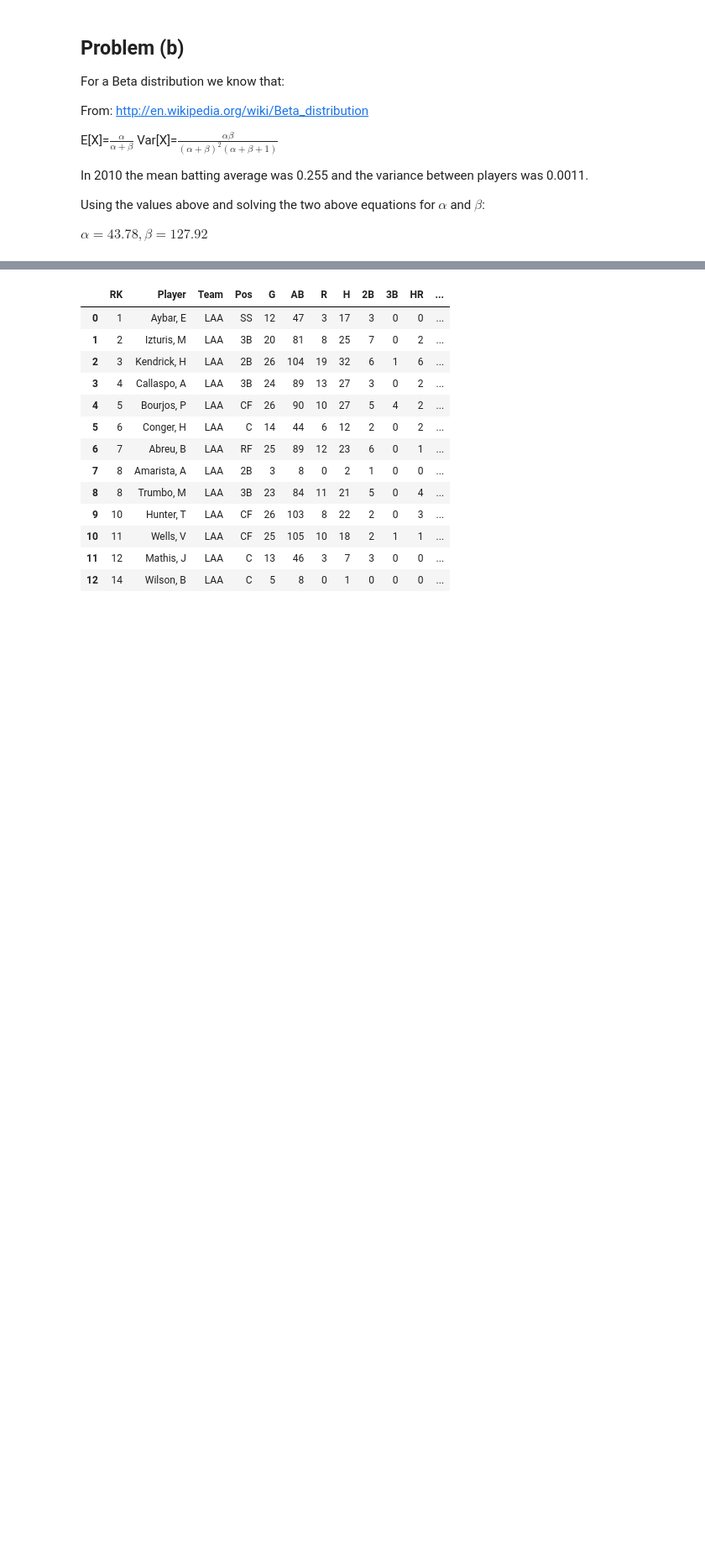
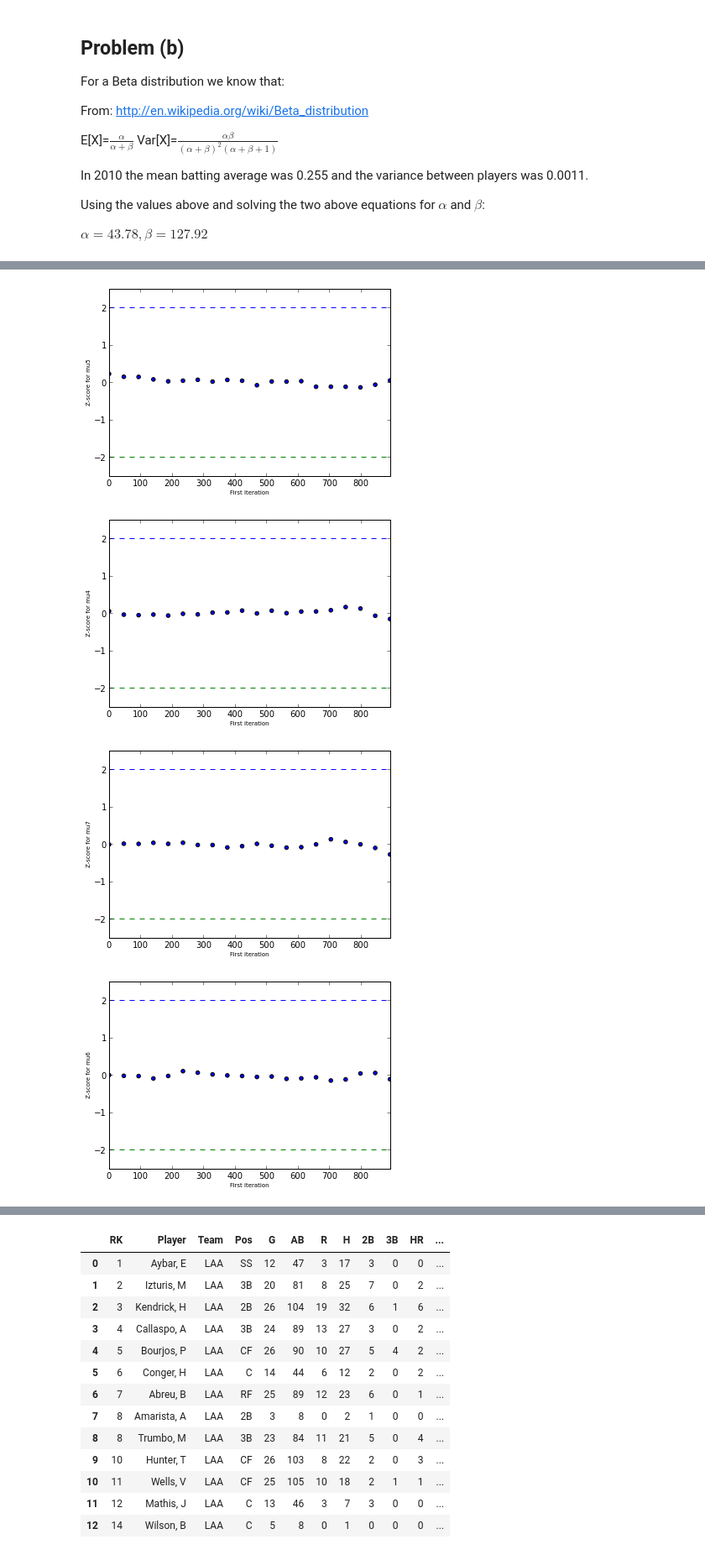
Before and after one commit to Phononic/Sean_Lubner_250HWs, a Jupyter notebook: hw11/hw11.ipynb, the cells around one changed output, grey strips where cells are left out. Shown at 84% size. Cells and saved outputs as stored; diff of their text form; code cells hidden in the pictures; blank space fills up the shorter version.

```diff
--- a/hw11/hw11.ipynb
+++ b/hw11/hw11.ipynb
@@ -71,0 +104,11 @@ Plotting mu
+# %%
+# To be extra sure of convergence, look at the z-score plots of the different parameters
+from pymc import geweke
+from pymc.Matplot import geweke_plot
+scores = geweke(M)
+geweke_plot(scores)
+# %% [output]
+[figure, added]
+[figure, added]
+[figure, added]
+[figure, added]
```
Also changed, not shown: parts of 8 cells of this notebook, 31 other files.
